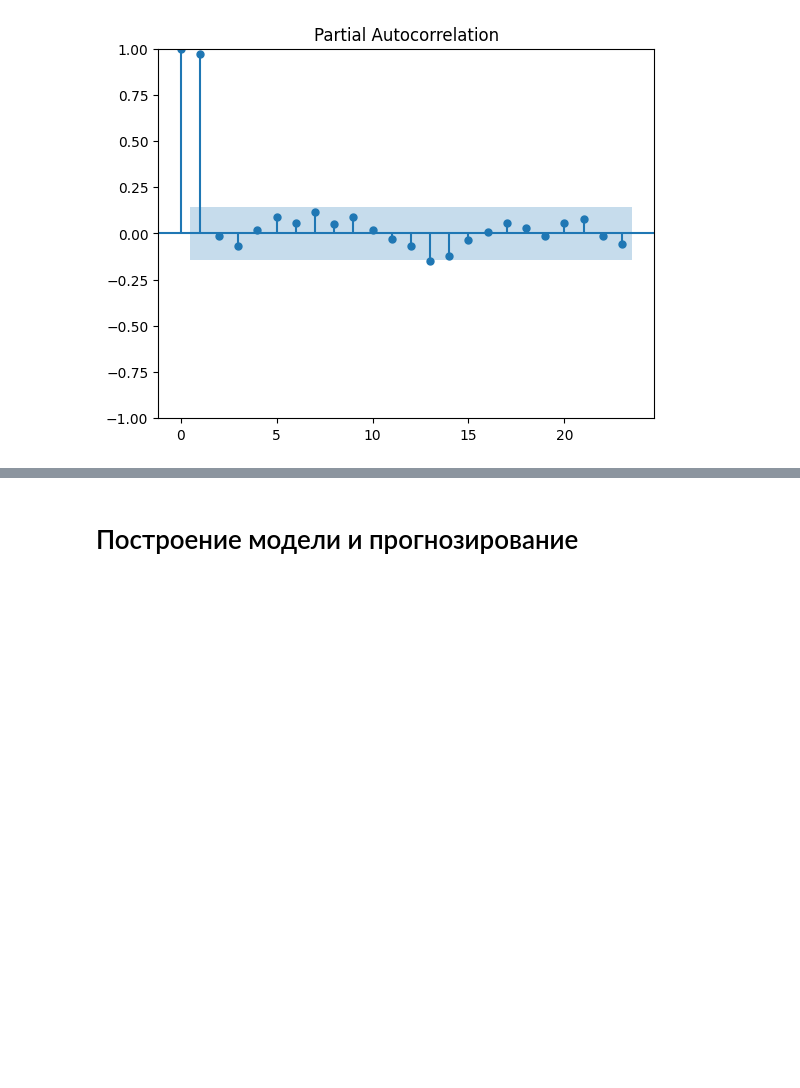
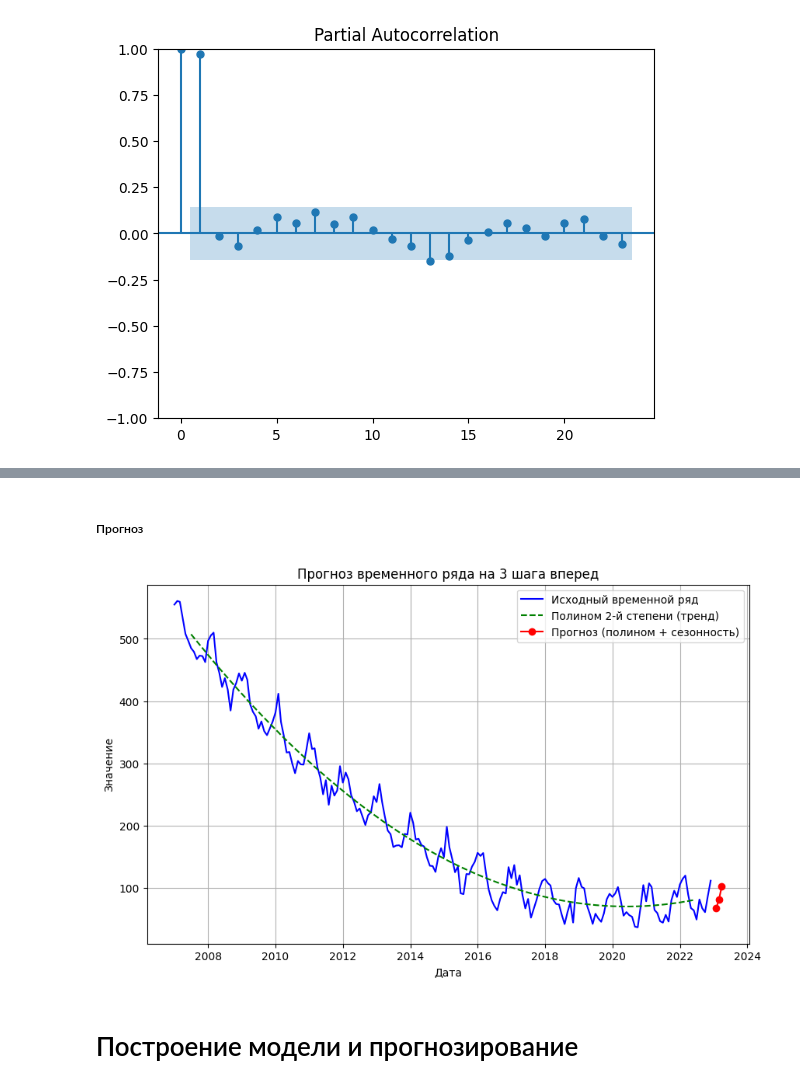
Before and after one commit to FV4005-Stage-II/Computer-technologies-for-data-analysis-and-processing, a Jupyter notebook: main.ipynb, the cells around one changed output, grey strips where cells are left out. Cells and saved outputs as stored; diff of their text form; code cells hidden in the pictures; blank space fills up the shorter version.

```diff
--- a/main.ipynb
+++ b/main.ipynb
@@ -248,3 +318,63 @@ plt.show() тренд сезон авторегрс
+# %% [markdown]
+##### Прогноз
+# %%
+import numpy as np
+import pandas as pd
+import matplotlib.pyplot as plt
+from statsmodels.tsa.seasonal import seasonal_decompose
+
+# Очистка данных от пропусков
+tsData_clean = tsData.dropna()
+
+# Декомпозиция временного ряда
+decomposition = seasonal_decompose(tsData_clean, model='additive')
+
+# Получение трендовой, сезонной и шумовой составляющих
+trend = decomposition.trend.dropna()      # Тренд
+seasonal = decomposition.seasonal.dropna()  # Убираем пропуски в сезонности
+residual = decomposition.resid.dropna()   # Остатки (шум)
+
+# Убедимся, что размеры данных совпадают
+trend_len = len(trend)
+
+# Подгонка полинома 2-й степени к тренду
+t = np.arange(trend_len)  # Временные точки (индексы)
+poly_params = np.polyfit(t, trend, 2)     # Подгонка полинома второй степени
+poly_fit = np.polyval(poly_params, t)     # Значения полинома на существующем временном ряде
+
+# Продление временного ряда на 3 шага вперед
+t_future = np.arange(trend_len, trend_len + 3)  # Временные точки для прогноза
+poly_future = np.polyval(poly_params, t_future)   # Прогноз тренда с помощью полинома
+
+# Используем последние три значения сезонной составляющей для прогноза
+season_cycle = len(seasonal)  # Длина одного полного цикла сезонности
+season_future = seasonal[-season_cycle:][-3:].values  # Последние 3 значения сезонности для прогноза
+
+# Общий прогноз (полином + сезонность)
+forecast = poly_future + season_future
+
+# Визуализация исходного временного ряда
+plt.figure(figsize=(10, 6))
+
+# Исходный временной ряд
+plt.plot(tsData_clean.index, tsData_clean, label='Исходный временной ряд', color='blue')
+
+# Визуализация подгонки полинома на историческом тренде
+plt.plot(trend.index, poly_fit, label='Полином 2-й степени (тренд)', color='green', linestyle='--')
+
+# Визуализация прогноза
+future_dates = pd.date_range(tsData_clean.index[-1], periods=4, freq='M')[1:]  # 3 шага вперед (месяцы)
+plt.plot(future_dates, forecast, label='Прогноз (полином + сезонность)', color='red', marker='o')
+
+# Настройки графика
+plt.title('Прогноз временного ряда на 3 шага вперед')
+plt.xlabel('Дата')
+plt.ylabel('Значение')
+plt.grid(True)
+plt.legend()
+plt.show()
+# %% [output]
+[figure, added]
 # %% [markdown]
 # Построение модели и прогнозирование
 # %%
```
Also changed, not shown: parts of 7 cells of this notebook.
